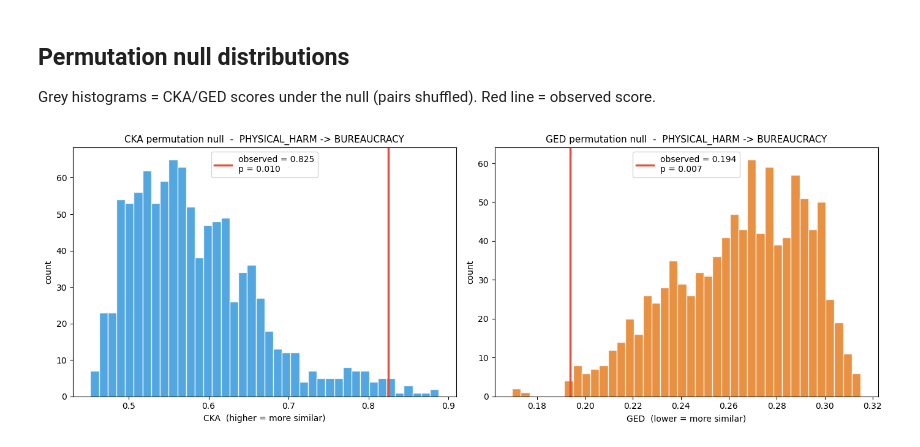
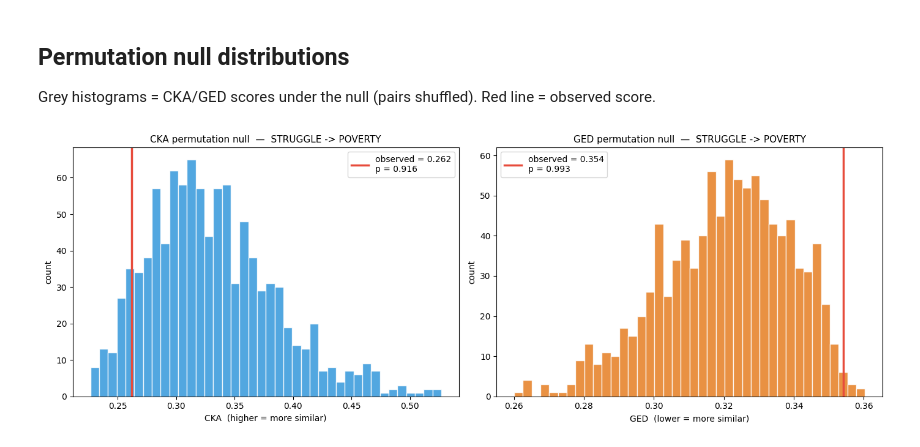
Before and after one commit to afjal4/intrarepresentational-alignment, a Jupyter notebook: domain_mapping_viz.ipynb, the cells around one changed output. Cells and saved outputs as stored; diff of their text form; code cells hidden in the pictures.

```diff
--- a/domain_mapping_viz.ipynb
+++ b/domain_mapping_viz.ipynb
@@ -9,8 +9,8 @@ from the LCC corpus: kernel heatmaps, sparse network graphs, and permutation nul
 # Labels must match CMSourceAnnotation sourceConcept / targetConcept values
 # in the LCC corpus (case-sensitive, e.g. 'DISEASE', 'POVERTY').
 
-SOURCE_CONCEPT = "PHYSICAL_HARM"
-TARGET_CONCEPT = "BUREAUCRACY"
+SOURCE_CONCEPT = "STRUGGLE"
+TARGET_CONCEPT = "POVERTY"
 
 EDGE_FRACTION = 0.20  # keep top X fraction of edges (e.g. 0.20 = top 20%)
 N_PERMS  = 1000   # permutation test iterations
@@ -166,27 +83,7 @@ plt.show()
 
 Grey histograms = CKA/GED scores under the null (pairs shuffled). Red line = observed score.
 # %%
-import matplotlib.pyplot as plt
-
-fig, axes = plt.subplots(1, 2, figsize=(14, 5))
-
-axes[0].hist(cka_res.null, bins=40, color='#3498db', edgecolor='white', alpha=0.85)
-axes[0].axvline(cka_res.observed, color='#e74c3c', linewidth=2.5,
-                label=f'observed = {cka_res.observed:.3f}\np = {cka_res.p_value:.3f}')
-axes[0].set_xlabel('CKA  (higher = more similar)', fontsize=10)
-axes[0].set_ylabel('count', fontsize=10)
-axes[0].set_title(f'CKA permutation null  -  {SOURCE_CONCEPT} -> {TARGET_CONCEPT}', fontsize=11)
-axes[0].legend(fontsize=10)
-
-axes[1].hist(ged_res.null, bins=40, color='#e67e22', edgecolor='white', alpha=0.85)
-axes[1].axvline(ged_res.observed, color='#e74c3c', linewidth=2.5,
-                label=f'observed = {ged_res.observed:.3f}\np = {ged_res.p_value:.3f}')
-axes[1].set_xlabel('GED  (lower = more similar)', fontsize=10)
-axes[1].set_ylabel('count', fontsize=10)
-axes[1].set_title(f'GED permutation null  -  {SOURCE_CONCEPT} -> {TARGET_CONCEPT}', fontsize=11)
-axes[1].legend(fontsize=10)
-
-plt.tight_layout()
-plt.show()
+from intrarepresentational_alignment.viz import plot_null_distributions
+plot_null_distributions(cka_res, ged_res, SOURCE_CONCEPT, TARGET_CONCEPT)
 # %% [output]
-[figure, old version]
+[figure, new version]
```
Also changed, not shown: parts of 4 cells of this notebook, 26 other files.
